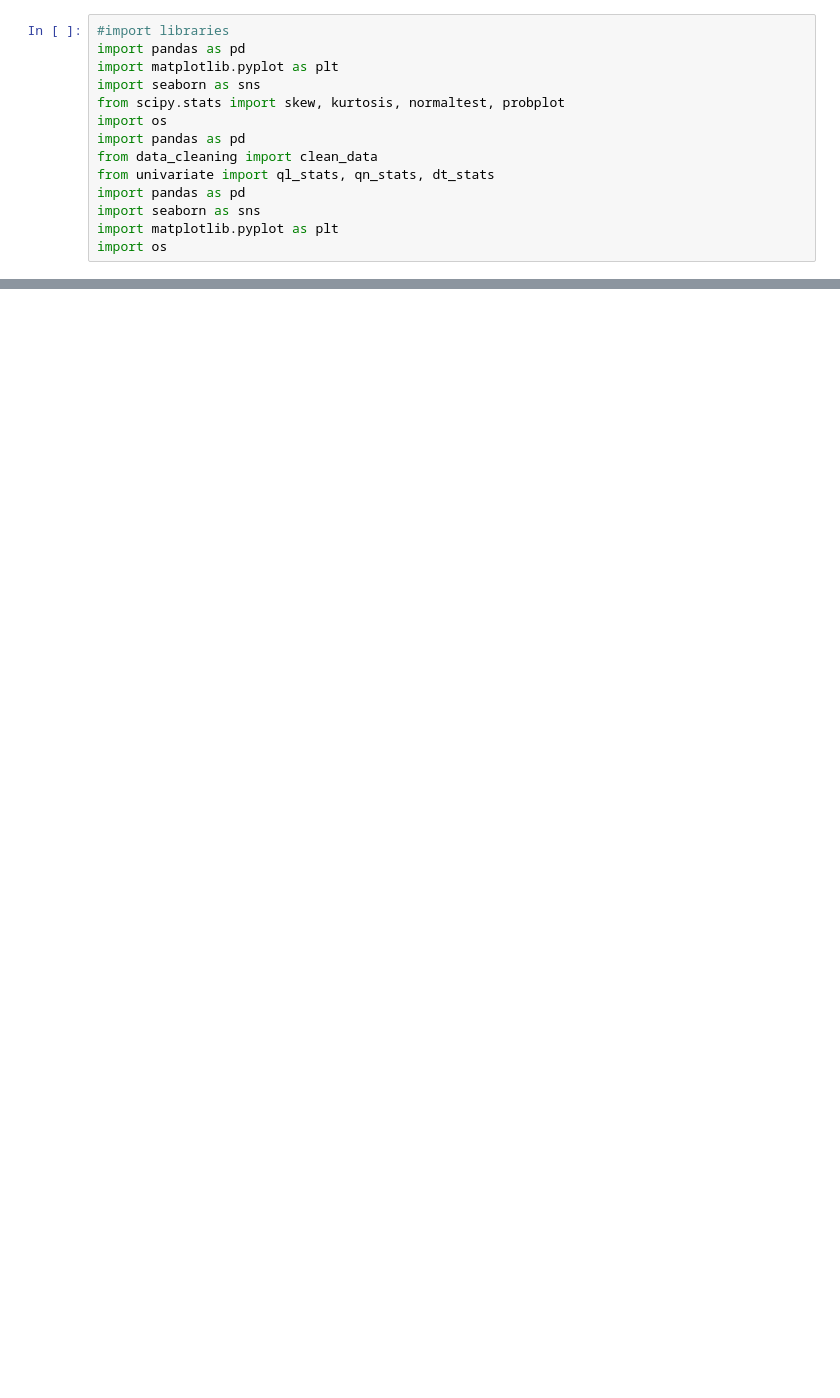
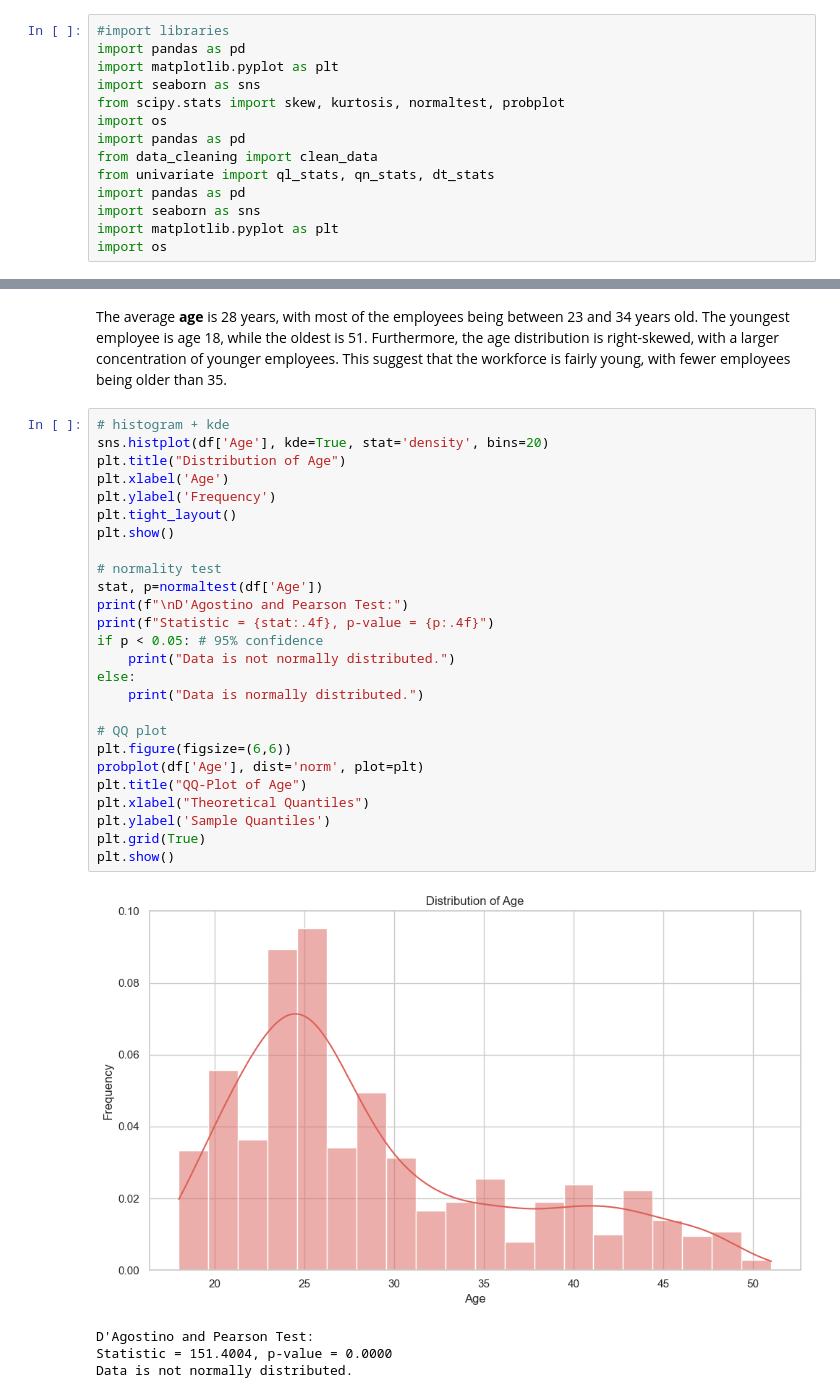
Before and after one commit to emilythaonguyen/hr-analytics, a Jupyter notebook: hr_analytics.ipynb, the cells around one changed output, grey strips where cells are left out. Drawn from its saved outputs; the diff is of its cells as text; blank space fills up the shorter version.

```diff
--- a/hr_analytics.ipynb
+++ b/hr_analytics.ipynb
@@ -784,0 +324,33 @@ for _, row in attrition_results.iterrows():
+# %% [markdown]
+The average **age** is 28 years, with most of the employees being between 23 and 34 years old. The youngest employee is age 18, while the oldest is 51. Furthermore, the age distribution is right-skewed, with a larger concentration of younger employees. This suggest that the workforce is fairly young, with fewer employees being older than 35.
+# %%
+# histogram + kde
+sns.histplot(df['Age'], kde=True, stat='density', bins=20)
+plt.title("Distribution of Age")
+plt.xlabel('Age')
+plt.ylabel('Frequency')
+plt.tight_layout()
+plt.show()
+
+# normality test
+stat, p=normaltest(df['Age'])
+print(f"\nD'Agostino and Pearson Test:")
+print(f"Statistic = {stat:.4f}, p-value = {p:.4f}")
+if p < 0.05: # 95% confidence
+    print("Data is not normally distributed.")
+else:
+    print("Data is normally distributed.")
+
+# QQ plot
+plt.figure(figsize=(6,6))
+probplot(df['Age'], dist='norm', plot=plt)
+plt.title("QQ-Plot of Age")
+plt.xlabel("Theoretical Quantiles")
+plt.ylabel('Sample Quantiles')
+plt.grid(True)
+plt.show()
+# %% [output]
+[figure, added]
+D'Agostino and Pearson Test:
+Statistic = 151.4004, p-value = 0.0000
+Data is not normally distributed.
```
Also changed, not shown: parts of 84 cells of this notebook, 33 other files.
